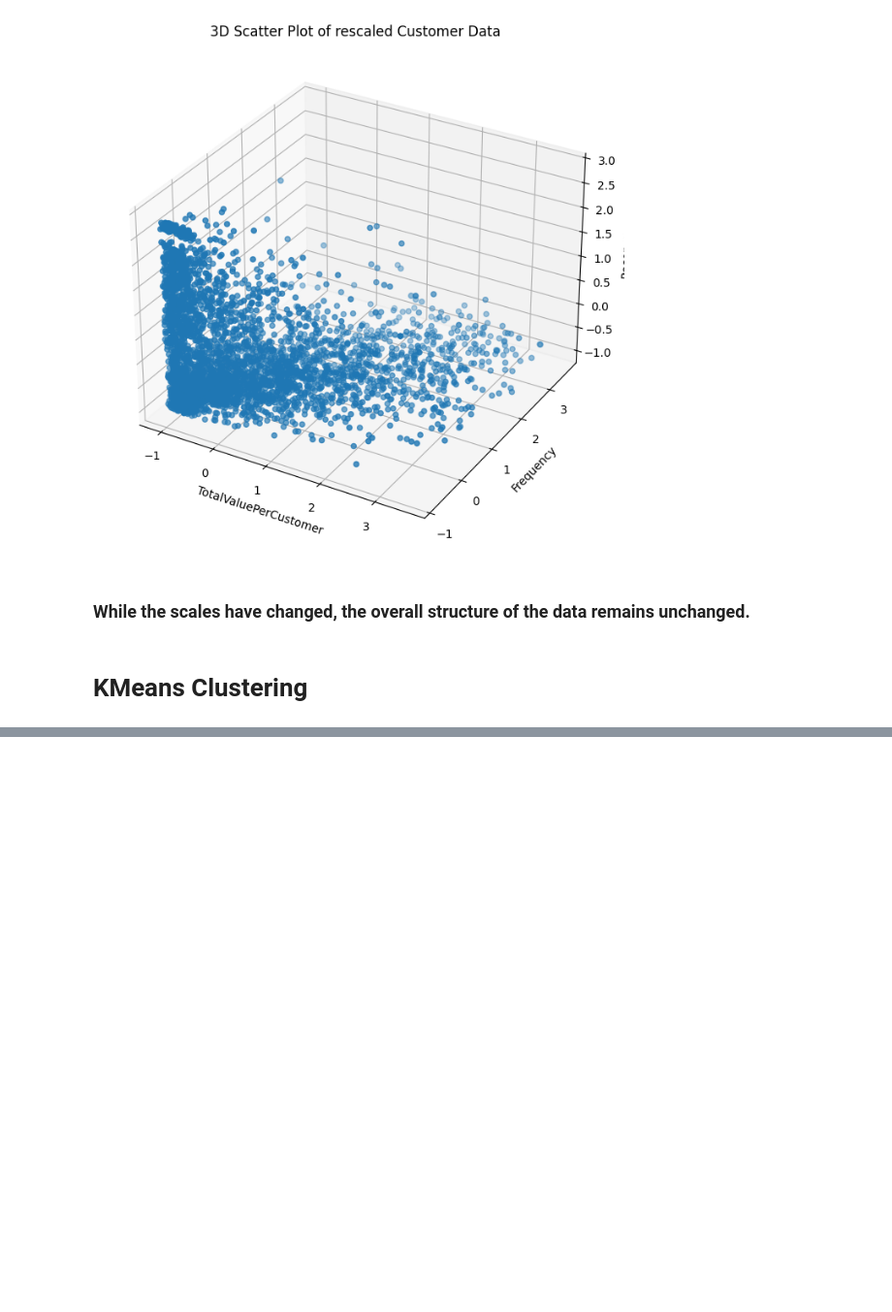
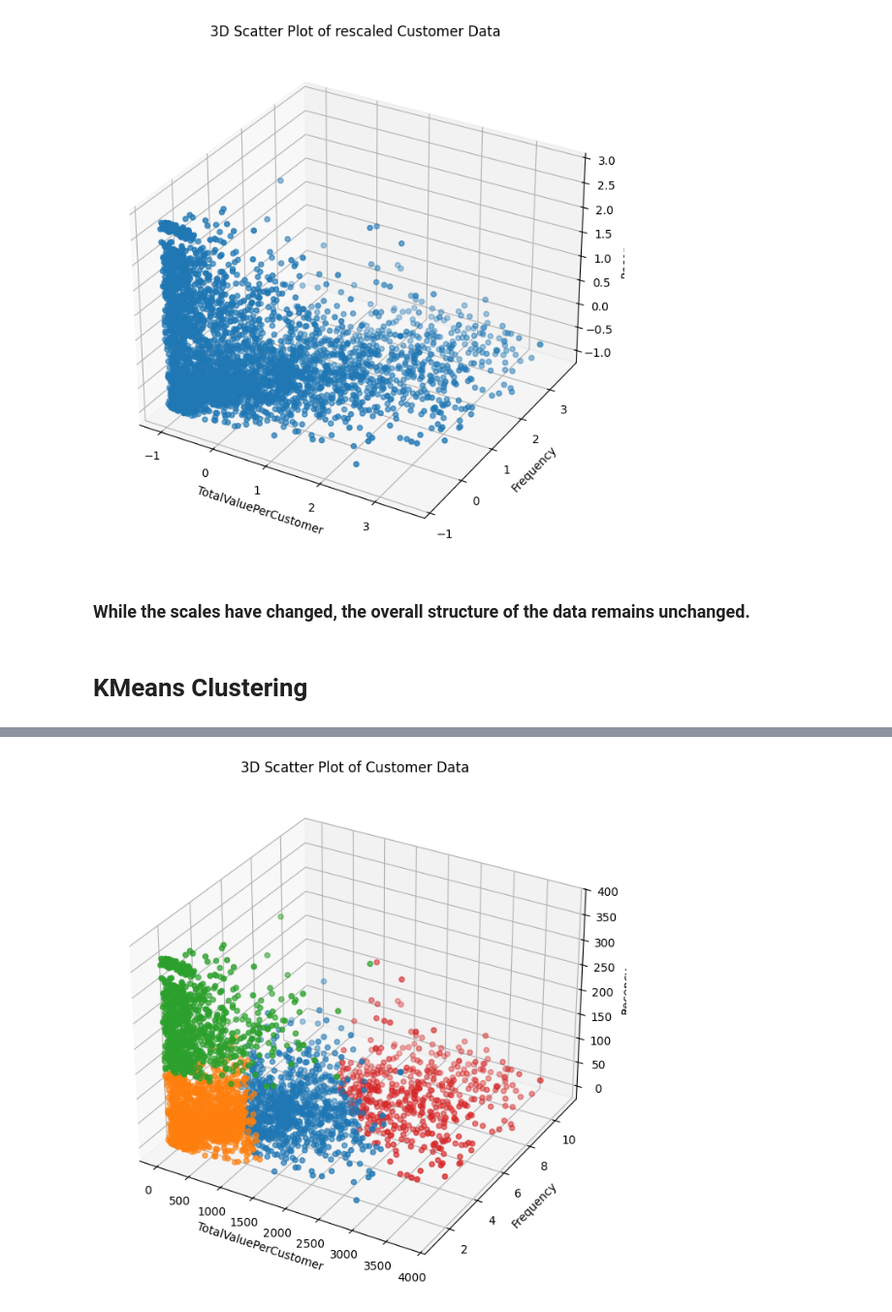
Before and after one commit to NoahSchwarzrock/online_retail_data, a Jupyter notebook: online_retail_data_clustering.ipynb, the cells around one changed output, grey strips where cells are left out. Shown at 97% size. Drawn from its saved outputs; the diff is of its cells as text; code cells hidden in the pictures; blank space fills up the shorter version.

```diff
--- a/online_retail_data_clustering.ipynb
+++ b/online_retail_data_clustering.ipynb
@@ -928,0 +1009,4 @@ plt.show()
+# %%
+no_outliers_df["Cluster"] = cluster_labels
+
+no_outliers_df
@@ -928,0 +1027,27 @@ plt.show()
+# %%
+cluster_colors = {0: '#1f77b4',
+                  1: '#ff7f0e',
+                  2: '#2ca02c',
+                  3: '#d62728'}
+
+colors = no_outliers_df['Cluster'].map(cluster_colors)
+
+fig = plt.figure(figsize=(8 ,8))
+
+ax = fig.add_subplot(projection="3d")
+
+scatter = ax.scatter(no_outliers_df["TotalValuePerCustomer"],
+                     no_outliers_df["Frequency"],
+                     no_outliers_df["Recency"],
+                     c=colors,
+                     marker='o')
+
+ax.set_xlabel('TotalValuePerCustomer')
+ax.set_ylabel('Frequency')
+ax.set_zlabel('Recency')
+
+ax.set_title('3D Scatter Plot of Customer Data')
+
+plt.show()
+# %% [output]
+[figure, added]
```
Also changed, not shown: parts of 8 cells of this notebook.
